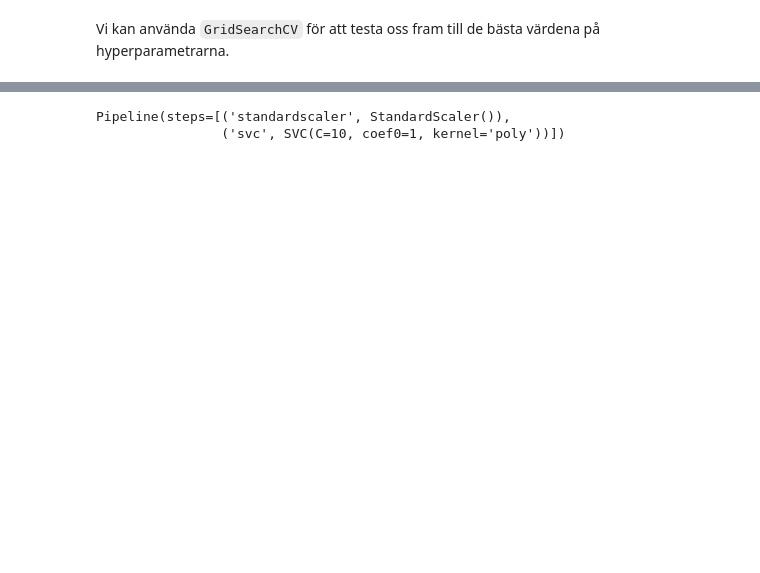
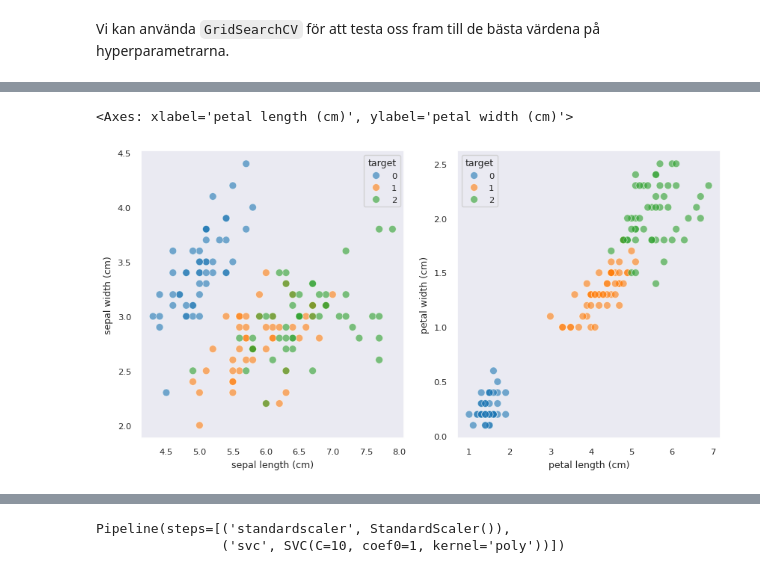
Before and after one commit to AntonioPrgomet/ds24_ml, a Jupyter notebook: l5/svm.ipynb, the cells around one changed output, grey strips where cells are left out. Saved outputs shown, nothing was run; the diff lists cells and outputs as text; code cells hidden in the pictures; blank space fills up the shorter version.

```diff
--- a/l5/svm.ipynb
+++ b/l5/svm.ipynb
@@ -234,0 +183,2 @@ X_train, X_test, y_train, y_test = train_test_split(X_areas, y_iris, random_stat
+# %%
+iris = load_iris(as_frame=True)
@@ -234,0 +194,9 @@ X_train, X_test, y_train, y_test = train_test_split(X_areas, y_iris, random_stat
+# %%
+sns.set_theme(style="dark", font_scale=.75)
+fig, axs = plt.subplots(1, 2, figsize=(10, 5))
+
+sns.scatterplot(iris.data, x="sepal length (cm)", y="sepal width (cm)", hue=iris.target, palette="tab10", alpha=.6, s=50, ax=axs[0])
+sns.scatterplot(iris.data, x="petal length (cm)", y="petal width (cm)", hue=iris.target, palette="tab10", alpha=.6, s=50, ax=axs[1])
+# %% [output]
+<Axes: xlabel='petal length (cm)', ylabel='petal width (cm)'>
+[figure, added]
```
Also changed, not shown: parts of 41 cells of this notebook, 2 other files.
